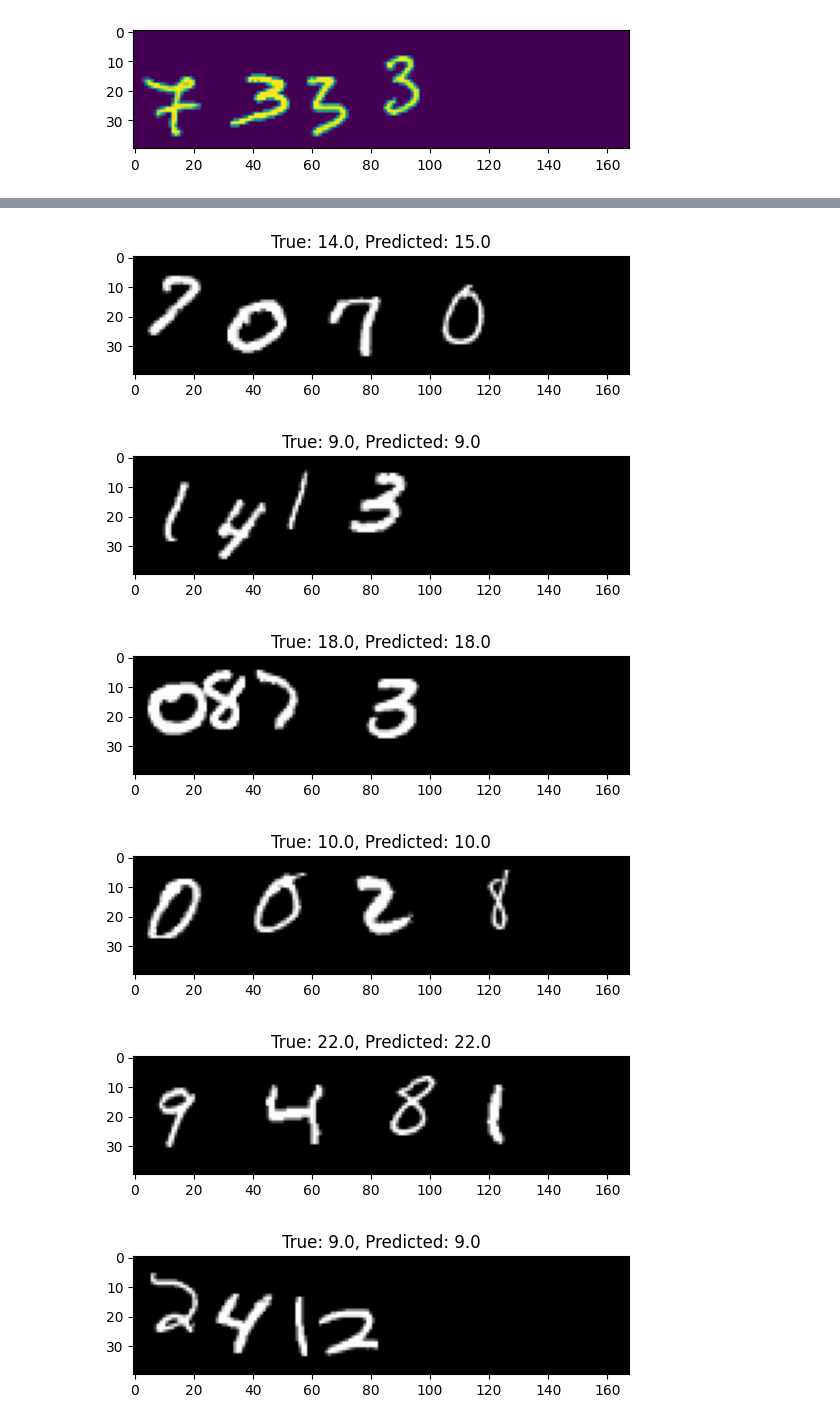
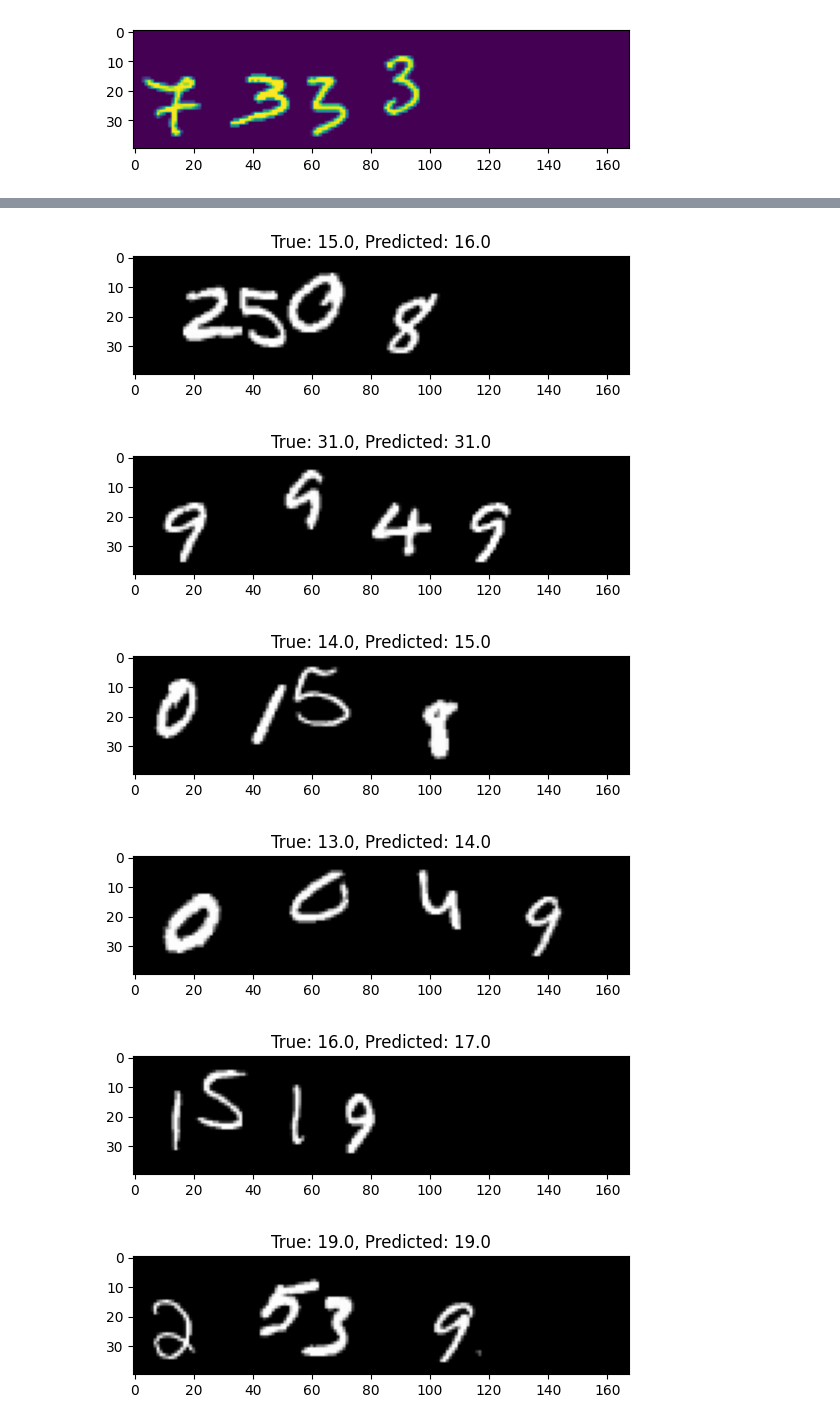
Before and after one commit to MLNS-Deep-Learning-Assignment/deep-learning-assignment-madhavJay, a Jupyter notebook: training.ipynb, the cells around one changed output, grey strips where cells are left out. Drawn from its saved outputs; the diff is of its cells as text; code cells hidden in the pictures.

Commit message:
train and val

```diff
--- a/training.ipynb
+++ b/training.ipynb
@@ -130,7 +152,7 @@ correct = 0
 total = 0
 i=0
 with torch.no_grad():
-    for inputs2, labels2 in dataloader:
+    for inputs2, labels2 in val_loader:
         i+=1
         inputs, labels = inputs2.to(device), labels2.to(device)
         outputs = model(inputs).squeeze()
@@ -144,5 +166,26 @@ with torch.no_grad():
             plt.show()
 
 accuracy = 100 * correct / total
-print(f"Accuracy: {accuracy:.2f}%")
+print(f"Validation Accuracy: {accuracy:.2f}%")
+
+correct = 0
+total = 0
+i=0
+
+with torch.no_grad():
+    for inputs2, labels2 in train_loader:
+        i+=1
+        inputs, labels = inputs2.to(device), labels2.to(device)
+        outputs = model(inputs).squeeze()
+        predicted = torch.round(outputs)
+        correct += (predicted == labels).sum().item()
+        total += labels.size(0)
+        if i % 50 == 0:
+            img = inputs[0].cpu().squeeze().numpy()
+            plt.imshow(img, cmap='gray')
+            plt.title(f"True: {labels[0].item()}, Predicted: {predicted[0].item()}")
+            plt.show()
+
+accuracy = 100 * correct / total
+print(f"Training Accuracy: {accuracy:.2f}%")
 # %% [output]
@@ -150,6 +194,6 @@ print(f"Accuracy: {accuracy:.2f}%")
-[figure, old version]
+[figure, new version]
-[figure, old version]
+[figure, new version]
-[figure, old version]
+[figure, new version]
-[figure, old version]
+[figure, new version]
-[figure, old version]
+[figure, new version]
-[figure, old version]
+[figure, new version]
```
Also changed, not shown: parts of 2 cells of this notebook, 2 other files.
